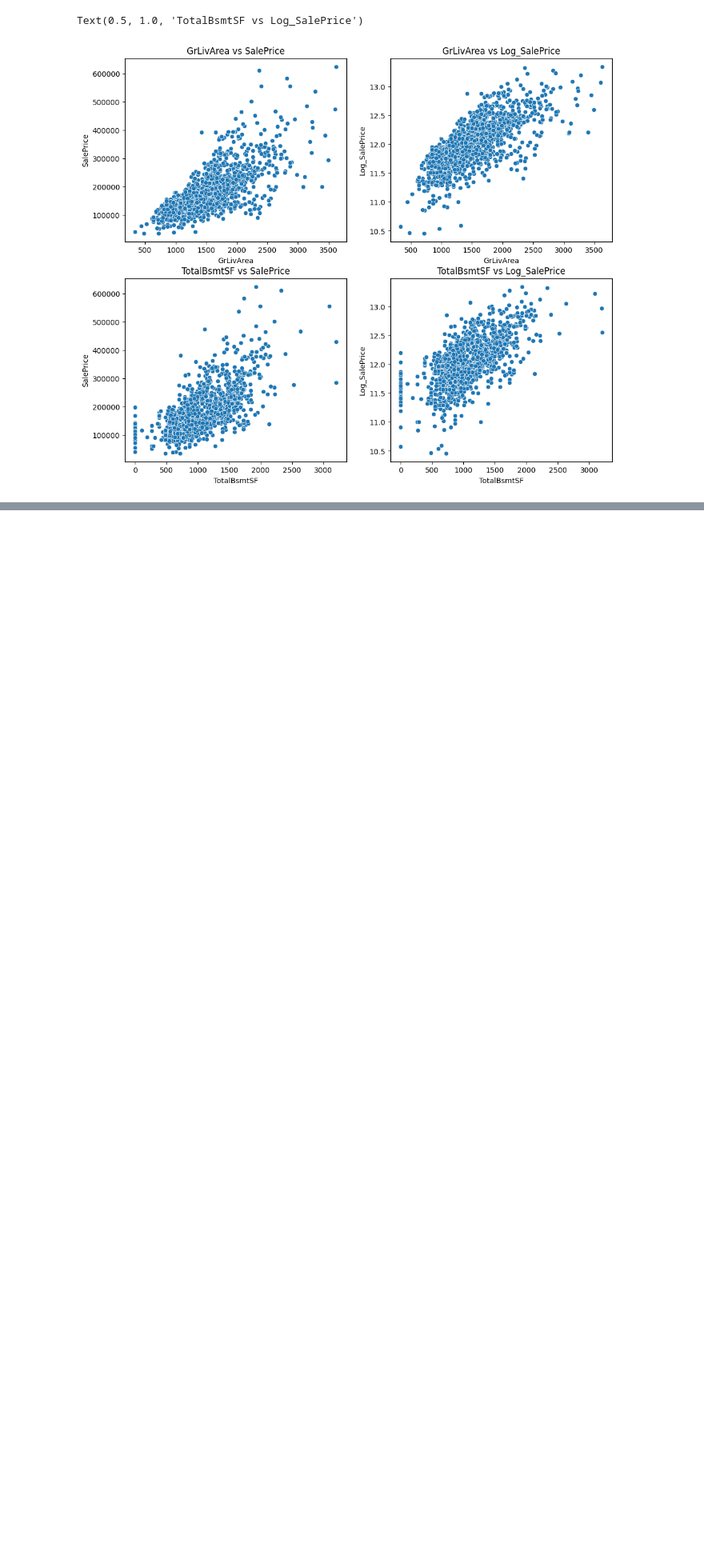
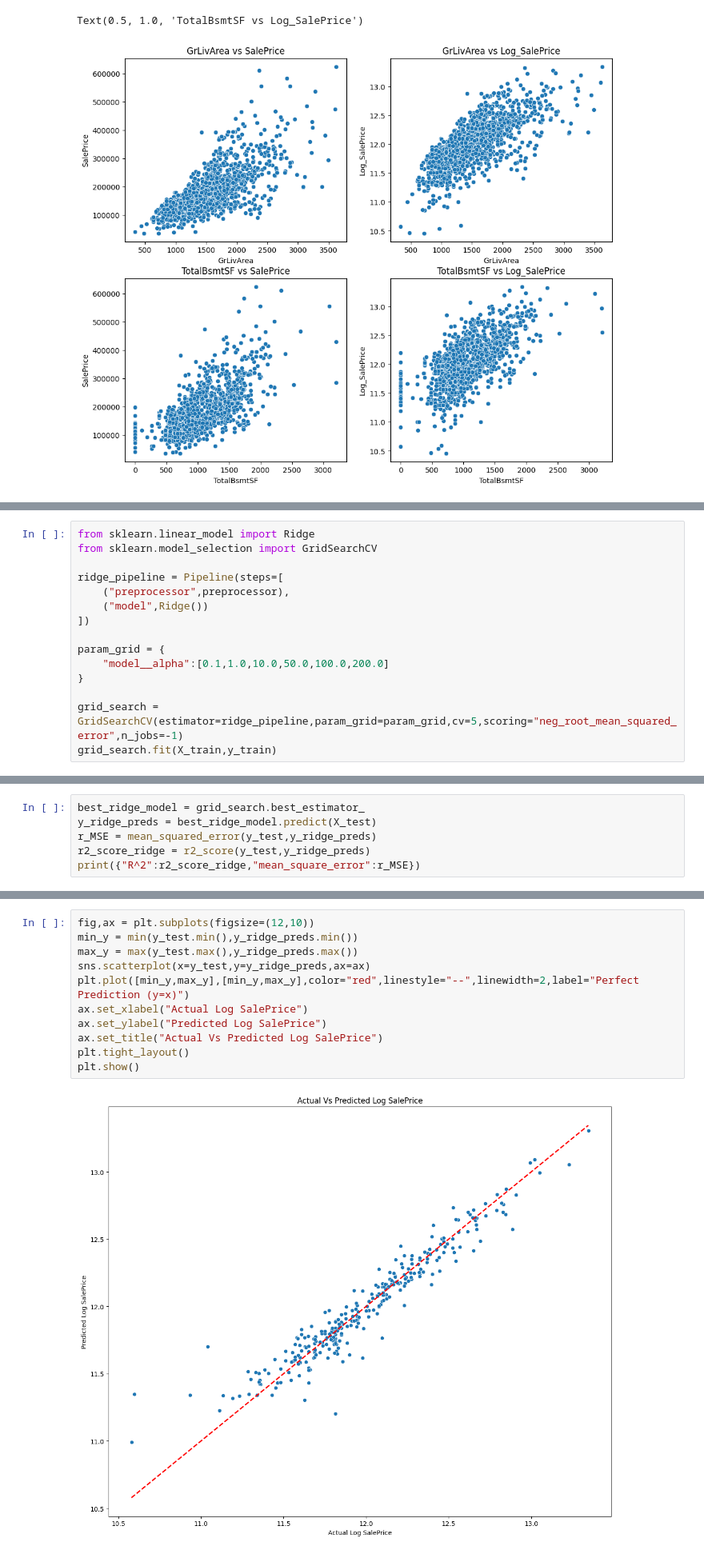
Before and after one commit to Ramine92/Ames-Housing-MLOPS, a Jupyter notebook: notebooks/ames_housing.ipynb, the cells around one changed output, grey strips where cells are left out. Shown at 80% size. Cells and saved outputs as stored; diff of their text form; blank space fills up the shorter version.

```diff
--- a/notebooks/ames_housing.ipynb
+++ b/notebooks/ames_housing.ipynb
@@ -398,0 +457,15 @@ from sklearn.preprocessing import OneHotEncoder,StandardScaler,FunctionTransform
+# %%
+from sklearn.linear_model import Ridge
+from sklearn.model_selection import GridSearchCV
+
+ridge_pipeline = Pipeline(steps=[
+    ("preprocessor",preprocessor),
+    ("model",Ridge())
+])
+
+param_grid = {
+    "model__alpha":[0.1,1.0,10.0,50.0,100.0,200.0]
+}
+
+grid_search = GridSearchCV(estimator=ridge_pipeline,param_grid=param_grid,cv=5,scoring="neg_root_mean_squared_error",n_jobs=-1)
+grid_search.fit(X_train,y_train)
@@ -398,0 +490,6 @@ from sklearn.preprocessing import OneHotEncoder,StandardScaler,FunctionTransform
+# %%
+best_ridge_model = grid_search.best_estimator_
+y_ridge_preds = best_ridge_model.predict(X_test)
+r_MSE = mean_squared_error(y_test,y_ridge_preds)
+r2_score_ridge = r2_score(y_test,y_ridge_preds)
+print({"R^2":r2_score_ridge,"mean_square_error":r_MSE})
@@ -398,0 +498,13 @@ from sklearn.preprocessing import OneHotEncoder,StandardScaler,FunctionTransform
+# %%
+fig,ax = plt.subplots(figsize=(12,10))
+min_y = min(y_test.min(),y_ridge_preds.min())
+max_y = max(y_test.max(),y_ridge_preds.max())
+sns.scatterplot(x=y_test,y=y_ridge_preds,ax=ax)
+plt.plot([min_y,max_y],[min_y,max_y],color="red",linestyle="--",linewidth=2,label="Perfect Prediction (y=x)")
+ax.set_xlabel("Actual Log SalePrice")
+ax.set_ylabel("Predicted Log SalePrice")
+ax.set_title("Actual Vs Predicted Log SalePrice")
+plt.tight_layout()
+plt.show()
+# %% [output]
+[figure, added]
```
Also changed, not shown: parts of 9 cells of this notebook, 3 other files.
